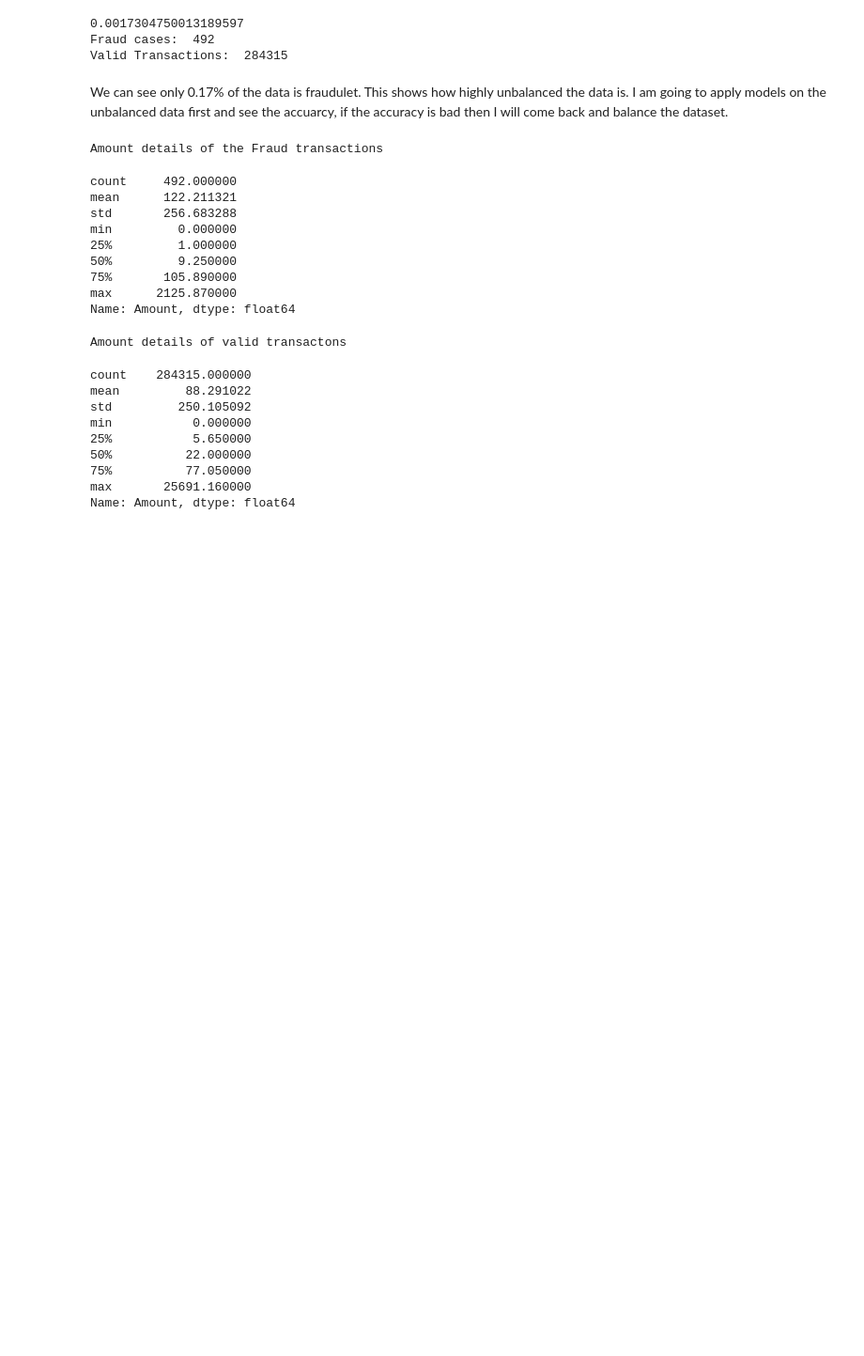
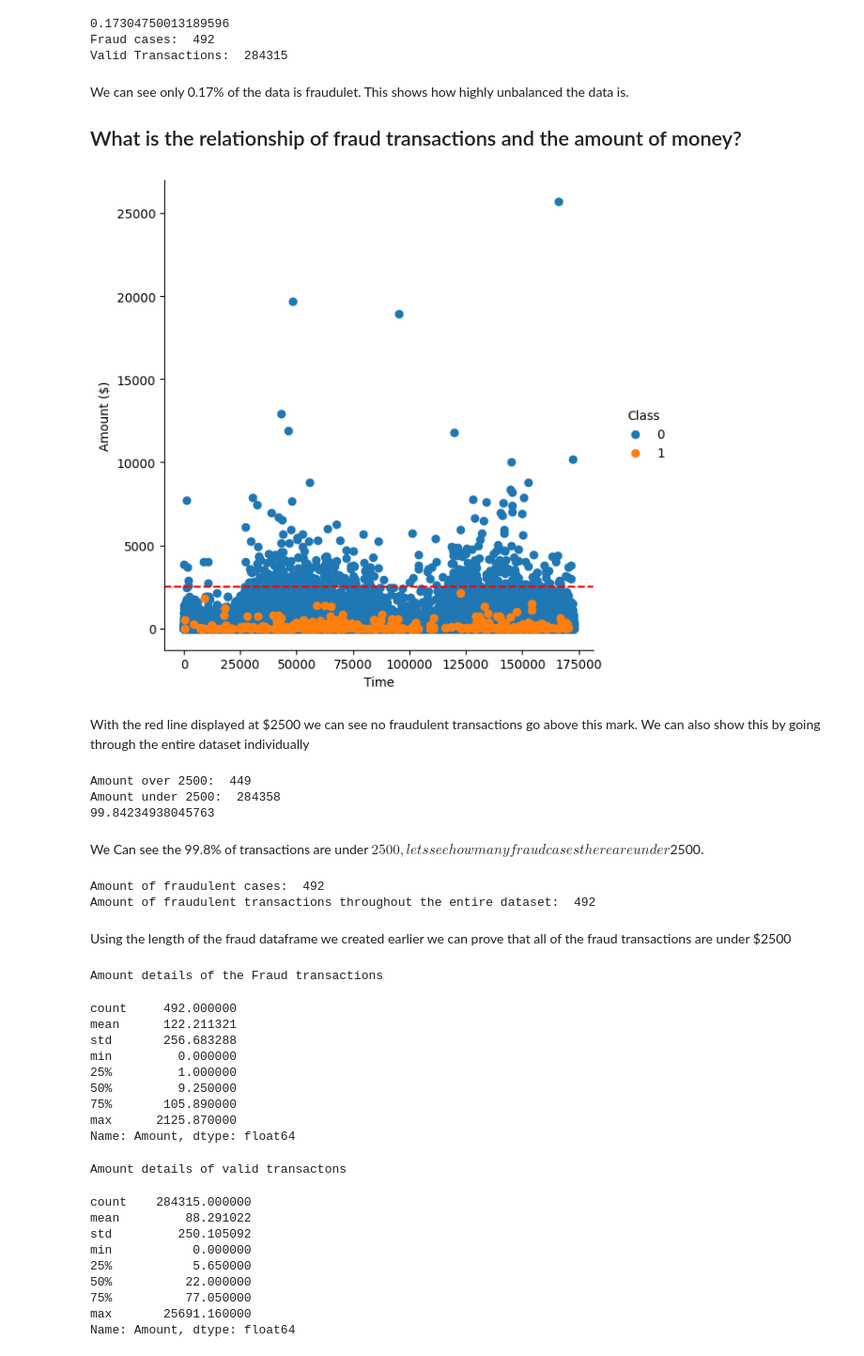
Before and after one commit to Evanjager/Credit-card-fraud-Machine-Learning, a Jupyter notebook: Credit Fraud Notebook.ipynb, the cells around one changed output. Shown at 94% size. Cells and saved outputs as stored; diff of their text form; code cells hidden in the pictures; blank space fills up the shorter version.

```diff
--- a/Credit Fraud Notebook.ipynb
+++ b/Credit Fraud Notebook.ipynb
@@ -7,6 +7,7 @@ from matplotlib import gridspec
 from sklearn.model_selection import train_test_split
 # %%
 #Load data
-data = pd.read_csv("creditcard.csv")
-data.head
+data = pd.read_csv("/Users/evanjager/Desktop/creditcard.csv")
+data.head()
+data_refine
 # %% [output]
@@ -52,16 +57,64 @@ max         1.000000
 fraud = data[data['Class'] == 1]
 valid = data[data['Class'] == 0]
 
-outlierFract = float(len(fraud))/float(len(valid))
+outlierFract = (float(len(fraud))/float(len(valid)))*100
 print(outlierFract)
 print("Fraud cases: ", len(fraud))
 print('Valid Transactions: ', len(valid))
 # %% [output]
-0.0017304750013189597
+0.17304750013189596
 Fraud cases:  492
 Valid Transactions:  284315
 # %% [markdown]
-We can see only 0.17% of the data is fraudulet. This shows how highly unbalanced the data is. I am going to apply models on the unbalanced data first and see the accuarcy, if the accuracy is bad then I will come back and balance the dataset.
+We can see only 0.17% of the data is fraudulet. This shows how highly unbalanced the data is.
+## What is the relationship of fraud transactions and the amount of money?
+# %%
+facet_grid = sns.FacetGrid(data, hue='Class', height=6)
+facet_grid.map(plt.scatter, 'Time', 'Amount').add_legend()
+facet_grid.map(plt.axhline, y=2500, color='r', linestyle='--')
+plt.ylabel('Amount ($)')
+plt.show()
+# %% [output]
+[figure, added]
+# %% [markdown]
+With the red line displayed at $2500 we can see no fraudulent transactions go above this mark. We can also show this by going through the entire dataset individually
+# %%
+data_refine = data[['Time','Amount','Class']]
+
+over = 0
+under = 0
+
+for i in range(data_refine.shape[0]):
+    if data_refine.iloc[i]['Amount'] < 2500:
+        under += 1
+    else:
+        over += 1
+
+print('Amount over 2500: ',over)
+print('Amount under 2500: ',under)
+
+print((under/data.shape[0])*100)
+# %% [output]
+Amount over 2500:  449
+Amount under 2500:  284358
+99.84234938045763
+# %% [markdown]
+We Can see the 99.8% of transactions are under $2500, lets see how many fraud cases there are under $2500.
+# %%
+fraudnum = 0
+
+for i in range(data_refine.shape[0]):
+    if data_refine.iloc[i]['Amount'] < 2500:
+        if data_refine.iloc[i]['Class'] == 1:
+            fraudnum += 1
+
+print("Amount of fraudulent cases: ", fraudnum)
+print("Amount of fraudulent transactions throughout the entire dataset: ", len(fraud))
+# %% [output]
+Amount of fraudulent cases:  492
+Amount of fraudulent transactions throughout the entire dataset:  492
+# %% [markdown]
+Using the length of the fraud dataframe we created earlier we can prove that all of the fraud transactions are under $2500
 # %%
 print('Amount details of the Fraud transactions')
 fraud.Amount.describe()
```
Also changed, not shown: parts of 31 cells of this notebook.
